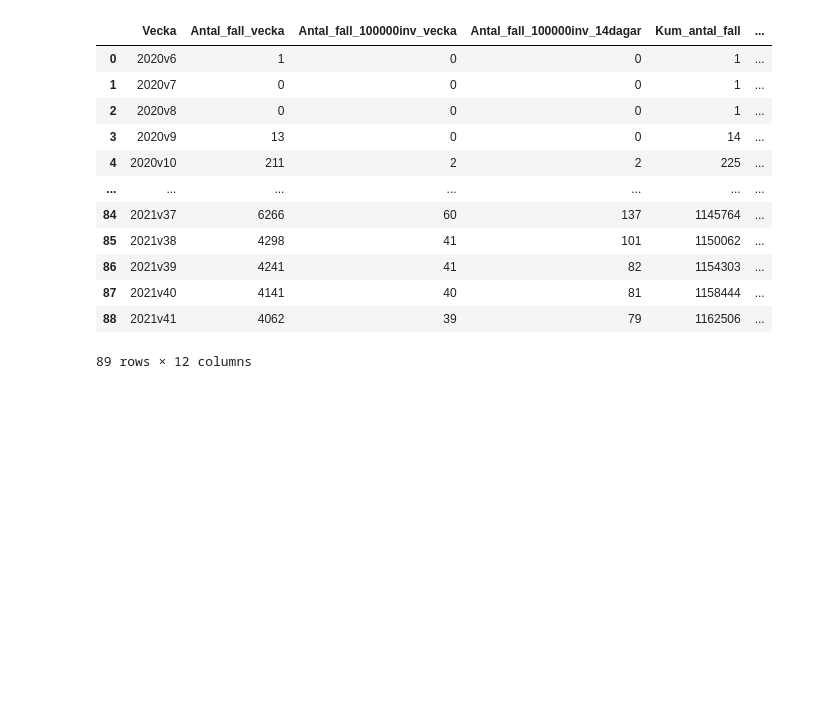
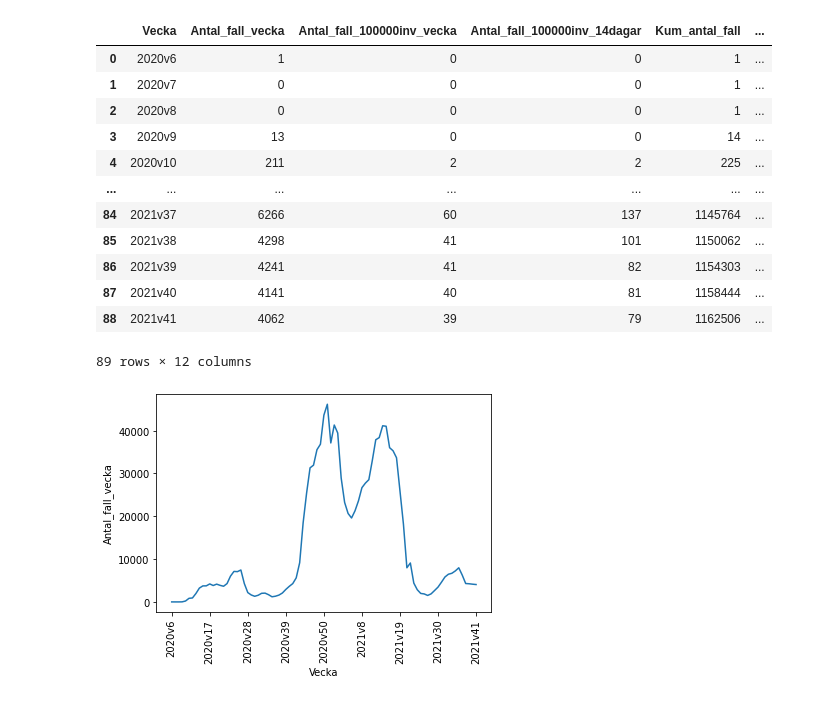
Before and after one commit to RealRadioactiveapple/Datasbehandling_Jim_Sorberg, a Jupyter notebook: Labs/Labb_1.ipynb, the cells around one changed output. Saved outputs shown, nothing was run; the diff lists cells and outputs as text; code cells hidden in the pictures; blank space fills up the shorter version.

Commit message:
Fixed sns plot

```diff
--- a/Labs/Labb_1.ipynb
+++ b/Labs/Labb_1.ipynb
@@ -70,0 +81,12 @@ df
+# %%
+import seaborn as sns
+import matplotlib.pyplot as plt
+
+
+plot = sns.lineplot(data = df, y = 'Antal_fall_vecka', x = "Vecka")
+plt.xticks(rotation = 90,)
+
+plot.set(xticks = [0,11,22,33,44,55,66,77,88])
+plt.show()
+# %% [output]
+[figure, added]
```
Also changed, not shown: parts of 8 cells of this notebook.
